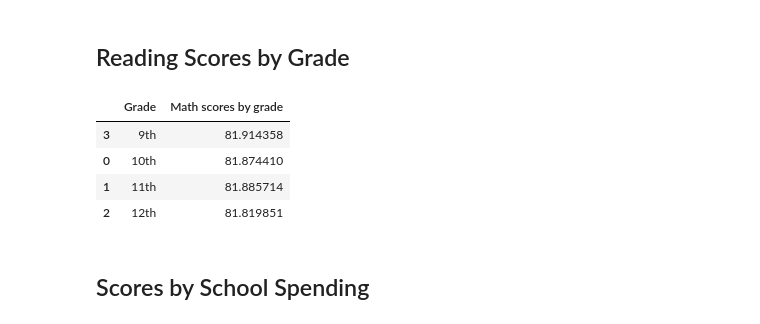
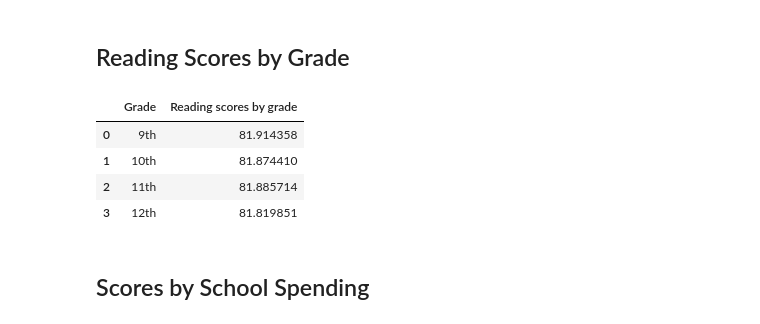
Before and after one commit to tsbarr/pandas-challenge, a Jupyter notebook: PyCitySchools/PyCitySchools_tsbarr.ipynb, the cells around one changed output. Cells and saved outputs as stored; diff of their text form; code cells hidden in the pictures.

```diff
--- a/PyCitySchools/PyCitySchools_tsbarr.ipynb
+++ b/PyCitySchools/PyCitySchools_tsbarr.ipynb
@@ -80,9 +80,9 @@ Since several of the requested summaries need me to calculate the percentage of
 # %%
 # https://sparkbyexamples.com/pandas/pandas-add-column-based-on-another-column/
 
-all_data['passed_math'] = np.where(all_data['math_score'] >= 70, True, False)
-all_data['passed_reading'] = np.where(all_data['reading_score'] >= 70, True, False)
-all_data['passed_overall'] = np.where((all_data['passed_math'] & all_data['passed_reading']), True, False)
+all_data['passed_math'] = all_data['math_score'] >= 70
+all_data['passed_reading'] = all_data['reading_score'] >= 70
+all_data['passed_overall'] = (all_data['passed_math'] & all_data['passed_reading'])
 
 all_data.head()
 # %% [output]
@@ -242,32 +244,32 @@ math_scores_by_grade
 # %%
 reading_scores_by_grade = (all_data
     .groupby('grade', as_index = False)
-    .aggregate(math_scores_by_grade = ('reading_score', 'mean'))
+    .aggregate(reading_scores_by_grade = ('reading_score', 'mean'))
     .rename(columns = lambda x: x.replace('_', ' ').capitalize())
-    .sort_values('Grade')
 )
 
 # https://www.statology.org/pandas-sort-by-string/
 
 # get the numbers from the Grade column
 reading_scores_by_grade['sort'] = (reading_scores_by_grade['Grade']
     .str
     .extract('(\d+)', expand = False)
     .astype(int)
 )
 
 # sort rows based on digits in 'sort' column then drop that column
 reading_scores_by_grade = (reading_scores_by_grade
     .sort_values('sort')
     .drop('sort', axis=1)
+    .reset_index(drop = True)
 )
 
 reading_scores_by_grade
 # %% [output]
-|  | Grade | Math scores by grade |
-| 3 | 9th | 81.914358 |
-| 0 | 10th | 81.874410 |
-| 1 | 11th | 81.885714 |
-| 2 | 12th | 81.819851 |
+|  | Grade | Reading scores by grade |
+| 0 | 9th | 81.914358 |
+| 1 | 10th | 81.874410 |
+| 2 | 11th | 81.885714 |
+| 3 | 12th | 81.819851 |
 # %% [markdown]
 ## Scores by School Spending
```
Also changed, not shown: parts of 7 cells of this notebook.
